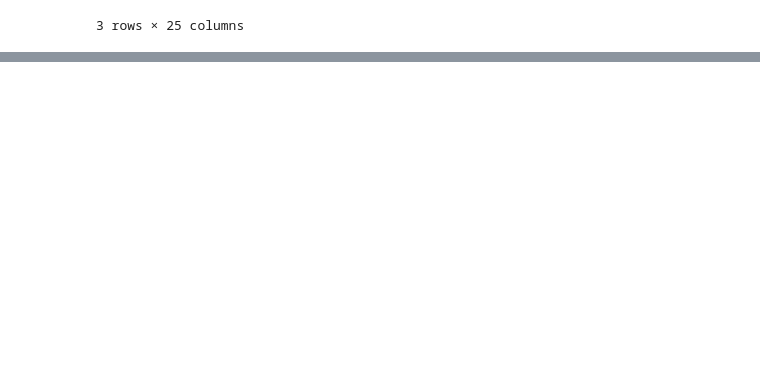
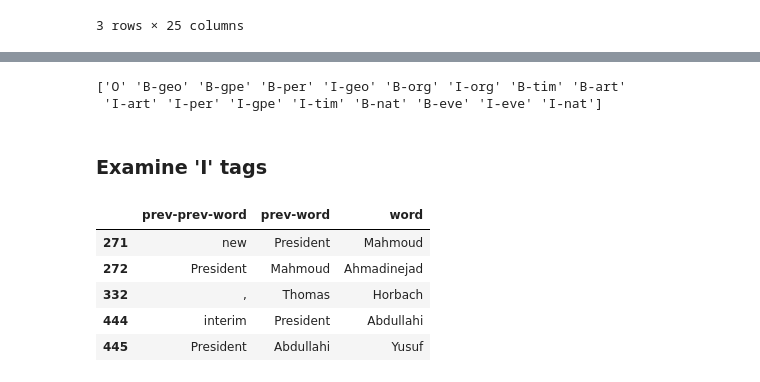
Before and after one commit to rafael-ariascalles/nlp-glg-clustering-pipeline, a Jupyter notebook: notebooks/dataUnderstandingNER.ipynb, the cells around one changed output, grey strips where cells are left out. Saved outputs shown, nothing was run; the diff lists cells and outputs as text; code cells hidden in the pictures; blank space fills up the shorter version.

```diff
--- a/notebooks/dataUnderstandingNER.ipynb
+++ b/notebooks/dataUnderstandingNER.ipynb
@@ -102,0 +113,21 @@ print(tag_base)
+# %%
+# Find all the unique tags
+unique_tags = df['tag'].unique()
+print(unique_tags)
+# %% [output]
+['O' 'B-geo' 'B-gpe' 'B-per' 'I-geo' 'B-org' 'I-org' 'B-tim' 'B-art'
+ 'I-art' 'I-per' 'I-gpe' 'I-tim' 'B-nat' 'B-eve' 'I-eve' 'I-nat']
+# %% [markdown]
+### Examine 'I' tags
+# %%
+# Find some example of 'I' tags which are 'words inside the chunk'
+# The word in the last column will be tagged as 'I-per'
+# the word in the previous column should be either 'I-per', or 'B-per'
+df[df['tag'] == 'I-per'][['prev-prev-word', 'prev-word', 'word']].head()
+# %% [output]
+|  | prev-prev-word | prev-word | word |
+| 271 | new | President | Mahmoud |
+| 272 | President | Mahmoud | Ahmadinejad |
+| 332 | , | Thomas | Horbach |
+| 444 | interim | President | Abdullahi |
+| 445 | President | Abdullahi | Yusuf |
```
Also changed, not shown: parts of 14 cells of this notebook, 1 other file.
